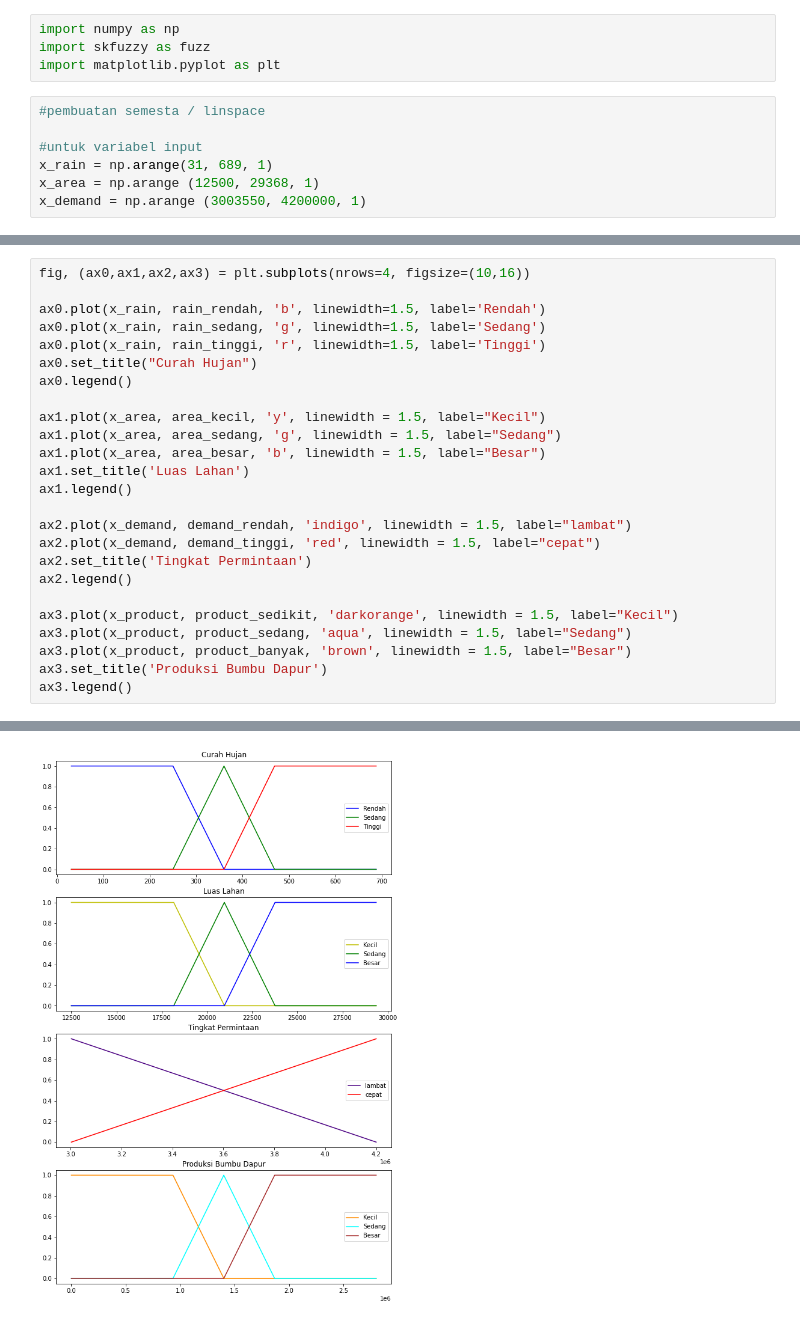
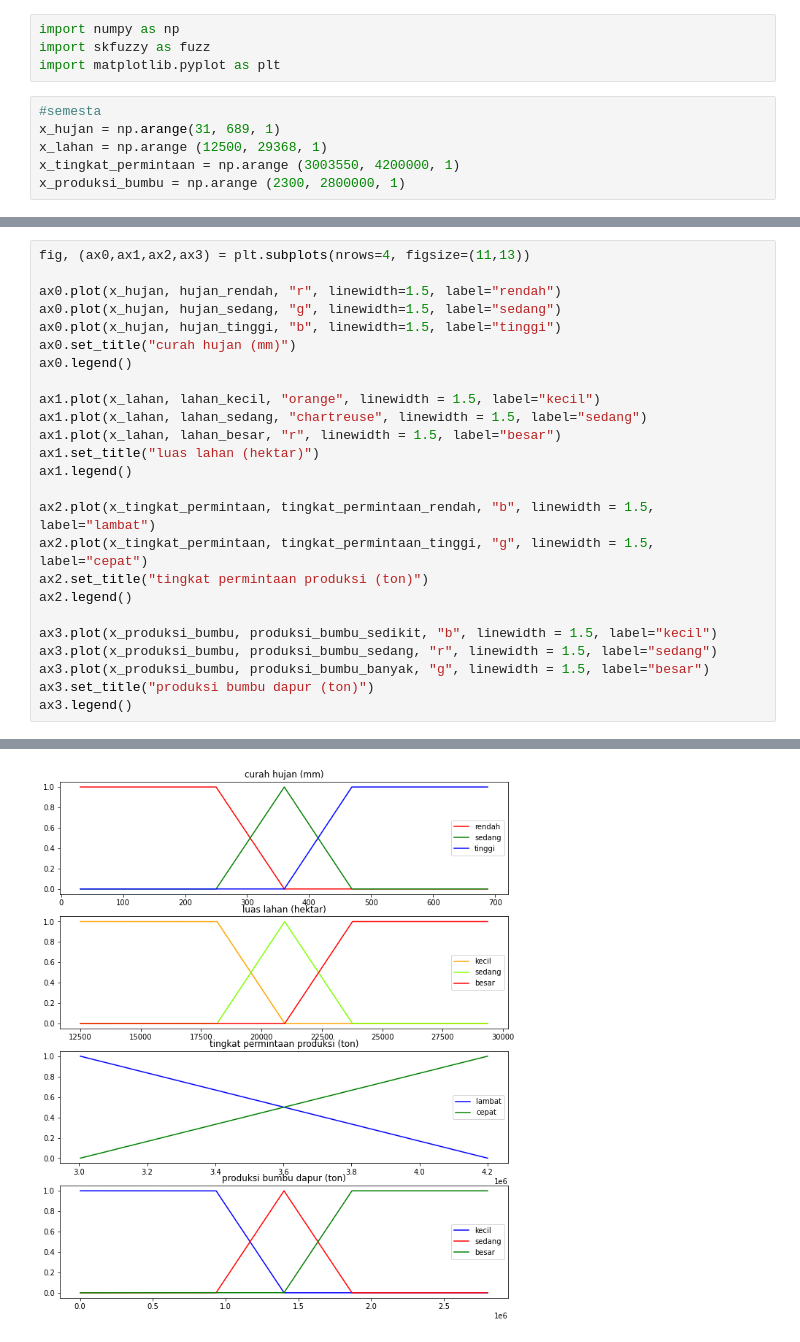
Before and after one commit to riskydevandra/soft_computing_praktik, a Jupyter notebook: M07_SCP_5200411476_RiskyDevandraHartana.ipynb, the cells around one changed output, grey strips where cells are left out. Saved outputs shown, nothing was run; the diff lists cells and outputs as text.

```diff
--- a/M07_SCP_5200411476_RiskyDevandraHartana.ipynb
+++ b/M07_SCP_5200411476_RiskyDevandraHartana.ipynb
@@ -27,9 +21,8 @@ import numpy as np
 import skfuzzy as fuzz
 import matplotlib.pyplot as plt
 # %%
-#pembuatan semesta / linspace
-
-#untuk variabel input
-x_rain = np.arange(31, 689, 1)
-x_area = np.arange (12500, 29368, 1)
-x_demand = np.arange (3003550, 4200000, 1)
+#semesta
+x_hujan = np.arange(31, 689, 1)
+x_lahan = np.arange (12500, 29368, 1)
+x_tingkat_permintaan = np.arange (3003550, 4200000, 1)
+x_produksi_bumbu = np.arange (2300, 2800000, 1)
@@ -55,28 +45,28 @@ product_banyak = fuzz.trapmf(x_product, [1401150,1867434,2800000,2800000])
 # %%
-fig, (ax0,ax1,ax2,ax3) = plt.subplots(nrows=4, figsize=(10,16))
+fig, (ax0,ax1,ax2,ax3) = plt.subplots(nrows=4, figsize=(11,13))
 
-ax0.plot(x_rain, rain_rendah, 'b', linewidth=1.5, label='Rendah')
-ax0.plot(x_rain, rain_sedang, 'g', linewidth=1.5, label='Sedang')
-ax0.plot(x_rain, rain_tinggi, 'r', linewidth=1.5, label='Tinggi')
-ax0.set_title("Curah Hujan")
+ax0.plot(x_hujan, hujan_rendah, "r", linewidth=1.5, label="rendah")
+ax0.plot(x_hujan, hujan_sedang, "g", linewidth=1.5, label="sedang")
+ax0.plot(x_hujan, hujan_tinggi, "b", linewidth=1.5, label="tinggi")
+ax0.set_title("curah hujan (mm)")
 ax0.legend()
 
-ax1.plot(x_area, area_kecil, 'y', linewidth = 1.5, label="Kecil")
-ax1.plot(x_area, area_sedang, 'g', linewidth = 1.5, label="Sedang")
-ax1.plot(x_area, area_besar, 'b', linewidth = 1.5, label="Besar")
-ax1.set_title('Luas Lahan')
+ax1.plot(x_lahan, lahan_kecil, "orange", linewidth = 1.5, label="kecil")
+ax1.plot(x_lahan, lahan_sedang, "chartreuse", linewidth = 1.5, label="sedang")
+ax1.plot(x_lahan, lahan_besar, "r", linewidth = 1.5, label="besar")
+ax1.set_title("luas lahan (hektar)")
 ax1.legend()
 
-ax2.plot(x_demand, demand_rendah, 'indigo', linewidth = 1.5, label="lambat")
-ax2.plot(x_demand, demand_tinggi, 'red', linewidth = 1.5, label="cepat")
-ax2.set_title('Tingkat Permintaan')
+ax2.plot(x_tingkat_permintaan, tingkat_permintaan_rendah, "b", linewidth = 1.5, label="lambat")
+ax2.plot(x_tingkat_permintaan, tingkat_permintaan_tinggi, "g", linewidth = 1.5, label="cepat")
+ax2.set_title("tingkat permintaan produksi (ton)")
 ax2.legend()
 
-ax3.plot(x_product, product_sedikit, 'darkorange', linewidth = 1.5, label="Kecil")
-ax3.plot(x_product, product_sedang, 'aqua', linewidth = 1.5, label="Sedang")
-ax3.plot(x_product, product_banyak, 'brown', linewidth = 1.5, label="Besar")
-ax3.set_title('Produksi Bumbu Dapur')
+ax3.plot(x_produksi_bumbu, produksi_bumbu_sedikit, "b", linewidth = 1.5, label="kecil")
+ax3.plot(x_produksi_bumbu, produksi_bumbu_sedang, "r", linewidth = 1.5, label="sedang")
+ax3.plot(x_produksi_bumbu, produksi_bumbu_banyak, "g", linewidth = 1.5, label="besar")
+ax3.set_title("produksi bumbu dapur (ton)")
 ax3.legend()
 # %% [output]
 <matplotlib.legend.Legend at 0x...>
-[figure, old version]
+[figure, new version]
```
Also changed, not shown: parts of 13 cells of this notebook.
